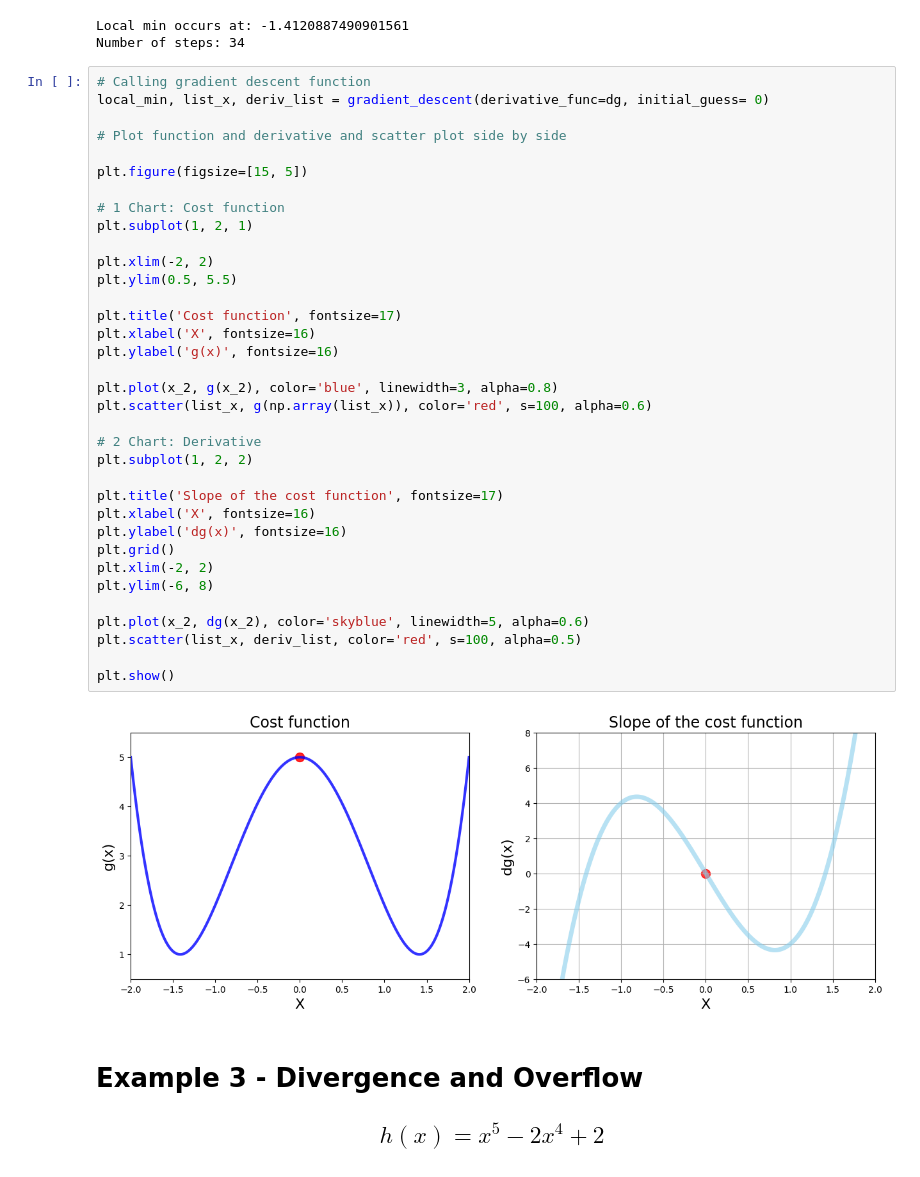
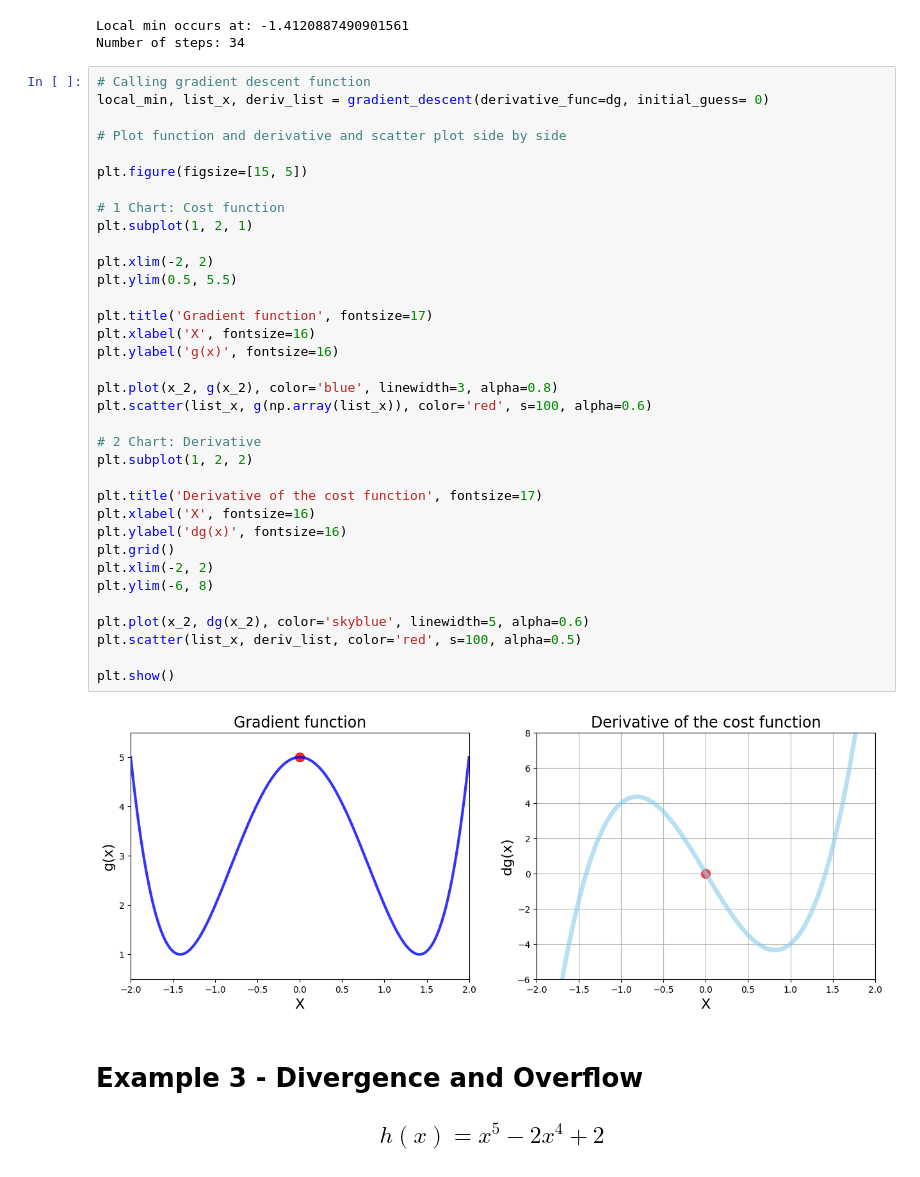
Before and after one commit to IconOfDreamers99/IIITH-AIML, a Jupyter notebook: AIML_Project_Module_4.ipynb, the cells around one changed output. Drawn from its saved outputs; the diff is of its cells as text.

```diff
--- a/AIML_Project_Module_4.ipynb
+++ b/AIML_Project_Module_4.ipynb
@@ -288,36 +288,36 @@ local_min, list_x, deriv_list = gradient_descent(derivative_func=dg, initial_gue
 # Plot function and derivative and scatter plot side by side
 
 plt.figure(figsize=[15, 5])
 
 # 1 Chart: Cost function
 plt.subplot(1, 2, 1)
 
 plt.xlim(-2, 2)
 plt.ylim(0.5, 5.5)
 
-plt.title('Cost function', fontsize=17)
+plt.title('Gradient function', fontsize=17)
 plt.xlabel('X', fontsize=16)
 plt.ylabel('g(x)', fontsize=16)
 
 plt.plot(x_2, g(x_2), color='blue', linewidth=3, alpha=0.8)
 plt.scatter(list_x, g(np.array(list_x)), color='red', s=100, alpha=0.6)
 
 # 2 Chart: Derivative
 plt.subplot(1, 2, 2)
 
-plt.title('Slope of the cost function', fontsize=17)
+plt.title('Derivative of the cost function', fontsize=17)
 plt.xlabel('X', fontsize=16)
 plt.ylabel('dg(x)', fontsize=16)
 plt.grid()
 plt.xlim(-2, 2)
 plt.ylim(-6, 8)
 
 plt.plot(x_2, dg(x_2), color='skyblue', linewidth=5, alpha=0.6)
 plt.scatter(list_x, deriv_list, color='red', s=100, alpha=0.5)
 
 plt.show()
 # %% [output]
-[figure, old version]
+[figure, new version]
 # %% [markdown]
 # Example 3 - Divergence and Overflow
 
```
Also changed, not shown: parts of 1 cell of this notebook.
